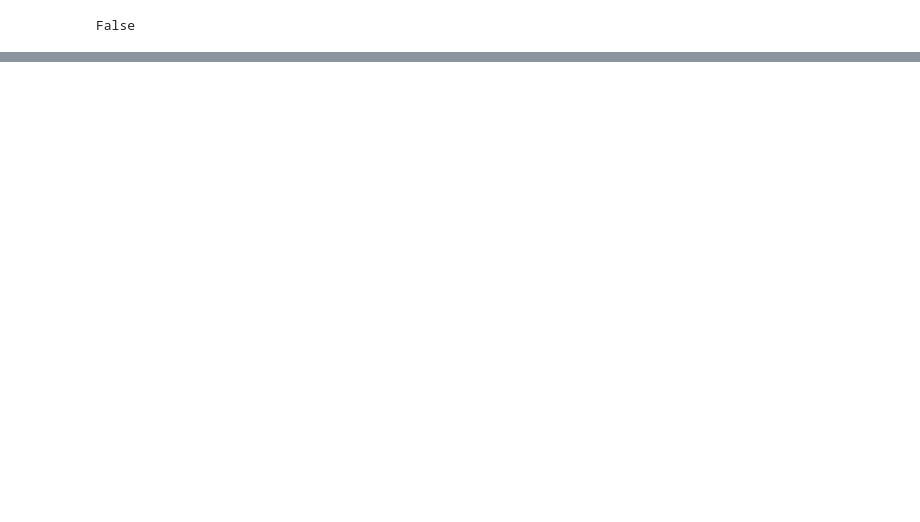
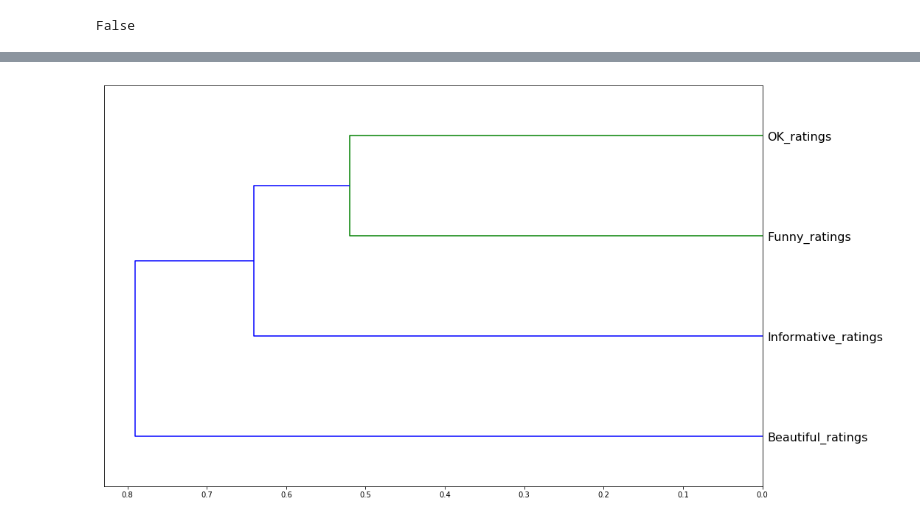
Before and after one commit to ngb0330/Projects, a Jupyter notebook: Analyses/Ted Talk Feature Selection.ipynb, the cells around one changed output, grey strips where cells are left out. Saved outputs shown, nothing was run; the diff lists cells and outputs as text; code cells hidden in the pictures; blank space fills up the shorter version.

```diff
--- a/Analyses/Ted Talk Feature Selection.ipynb
+++ b/Analyses/Ted Talk Feature Selection.ipynb
@@ -92,0 +227,12 @@ plot([trace])
+# %%
+import numpy as np
+import scipy.cluster.hierarchy as hc
+corr = reduced_X.corr(method = 'spearman')
+corr_condensed = hc.distance.squareform(1 - np.abs(corr))
+z = hc.linkage(corr_condensed, method = 'average')
+
+import matplotlib.pyplot as plt
+fig = plt.figure(figsize=(16,10))
+dendrogram = hc.dendrogram(z, labels = reduced_X.columns, orientation = 'left', leaf_font_size=16)
+# %% [output]
+[figure, added]
```
Also changed, not shown: parts of 31 cells of this notebook.
